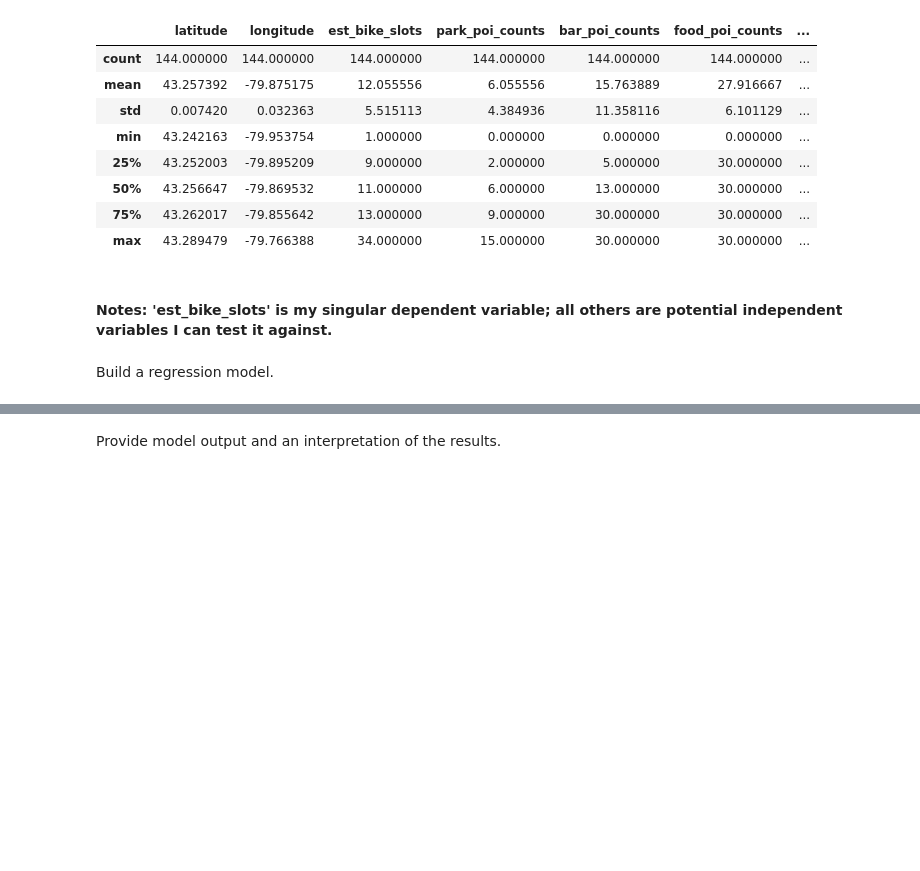
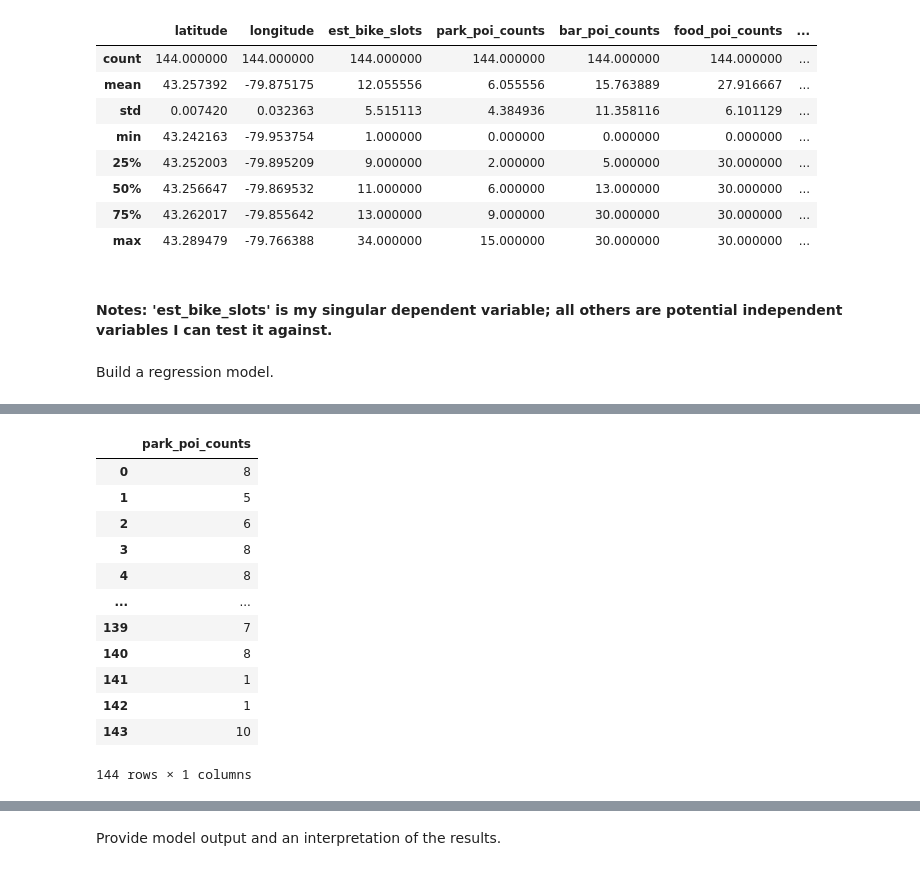
Before and after one commit to AndrewE23/Final-Project-Statistical-Modelling-with-Python, a Jupyter notebook: notebooks/model_building.ipynb, the cells around one changed output, grey strips where cells are left out. Saved outputs shown, nothing was run; the diff lists cells and outputs as text; code cells hidden in the pictures; blank space fills up the shorter version.

```diff
--- a/notebooks/model_building.ipynb
+++ b/notebooks/model_building.ipynb
@@ -131,0 +164,17 @@ dtype: float64]
+# %%
+included_df = indep[['park_poi_counts']]
+included_df
+# %% [output]
+|  | park_poi_counts |
+| 0 | 8 |
+| 1 | 5 |
+| 2 | 6 |
+| 3 | 8 |
+| 4 | 8 |
+| ... | ... |
+| 139 | 7 |
+| 140 | 8 |
+| 141 | 1 |
+| 142 | 1 |
+| 143 | 10 |
+144 rows × 1 columns
```
Also changed, not shown: parts of 11 cells of this notebook, 2 other files.
